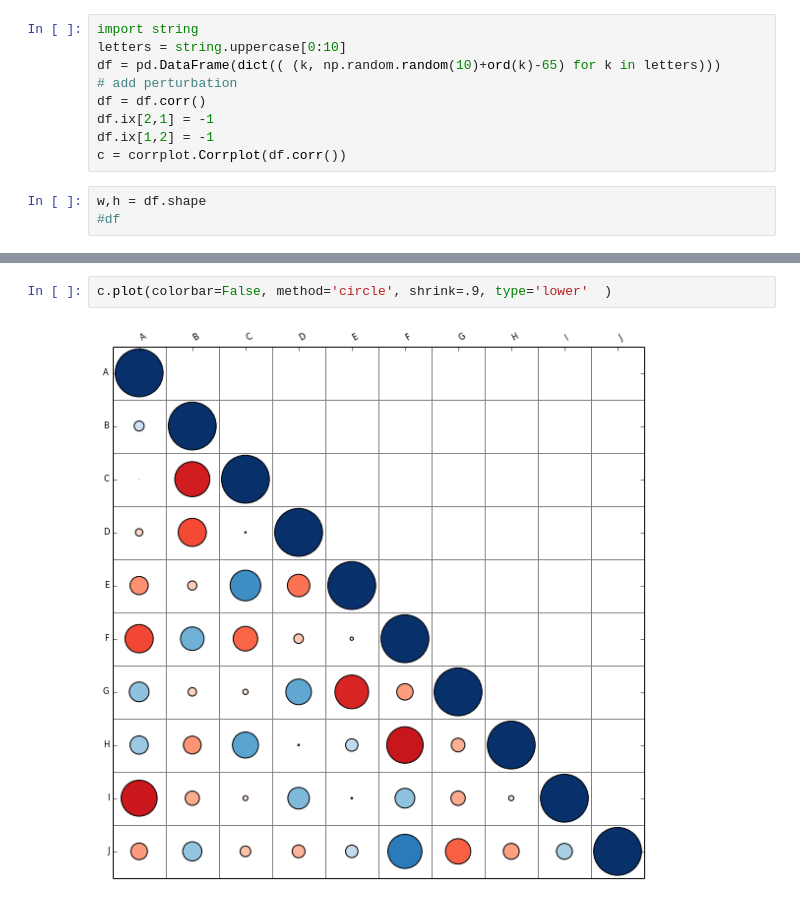
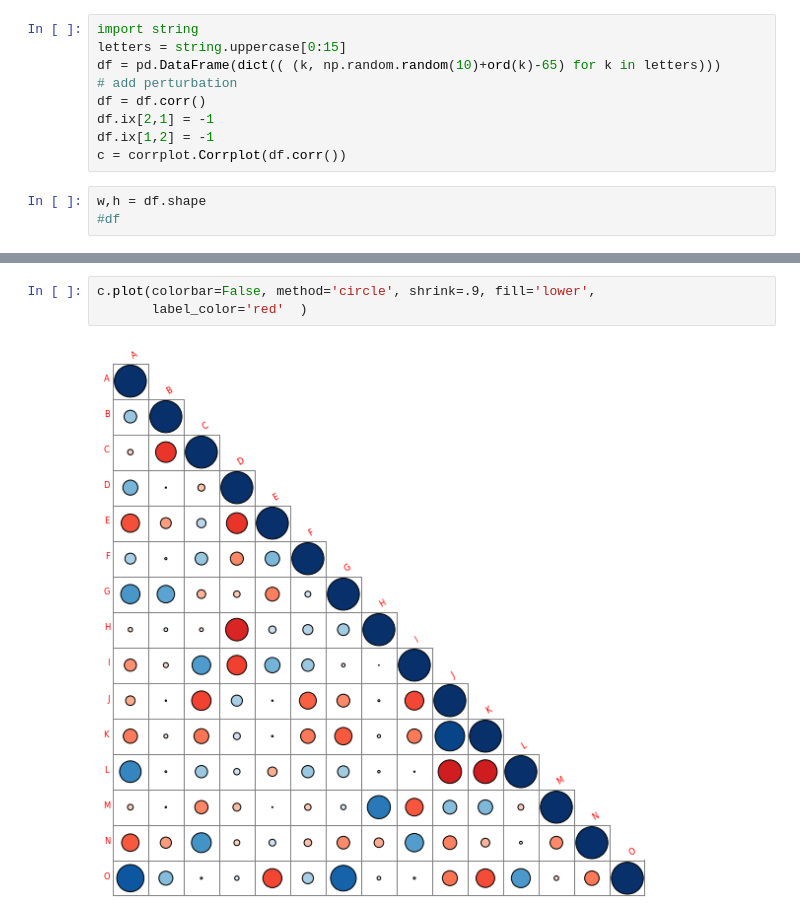
Before and after one commit to biokit/biokit, a Jupyter notebook: notebooks/viz/corrplot.ipynb, the cells around one changed output, grey strips where cells are left out. Saved outputs shown, nothing was run; the diff lists cells and outputs as text.

```diff
--- a/notebooks/viz/corrplot.ipynb
+++ b/notebooks/viz/corrplot.ipynb
@@ -14,7 +14,7 @@ from biokit.viz import corrplot
 _ = reload(corrplot)
 # %%
 import string
-letters = string.uppercase[0:10]
+letters = string.uppercase[0:15]
 df = pd.DataFrame(dict(( (k, np.random.random(10)+ord(k)-65) for k in letters)))
 # add perturbation
 df = df.corr()
@@ -44,5 +44,6 @@ c.plot(method='pie', shrink=.8)
 # %%
-c.plot(colorbar=False, method='circle', shrink=.9, type='lower'  )
+c.plot(colorbar=False, method='circle', shrink=.9, fill='lower',
+       label_color='red'  )
 # %% [output]
-[figure, old version]
+[figure, new version]
 # %%
```
Also changed, not shown: parts of 9 cells of this notebook.
